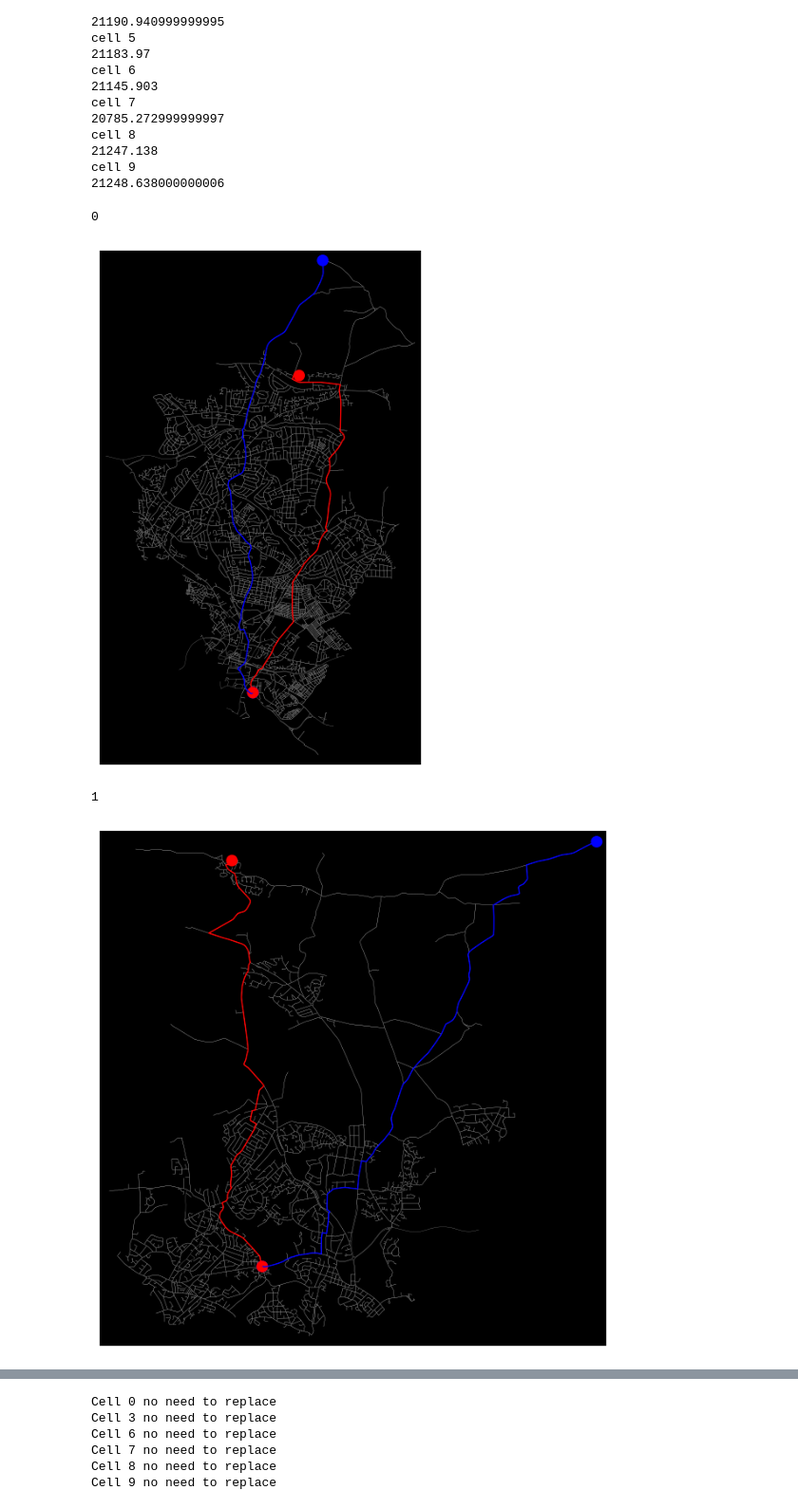
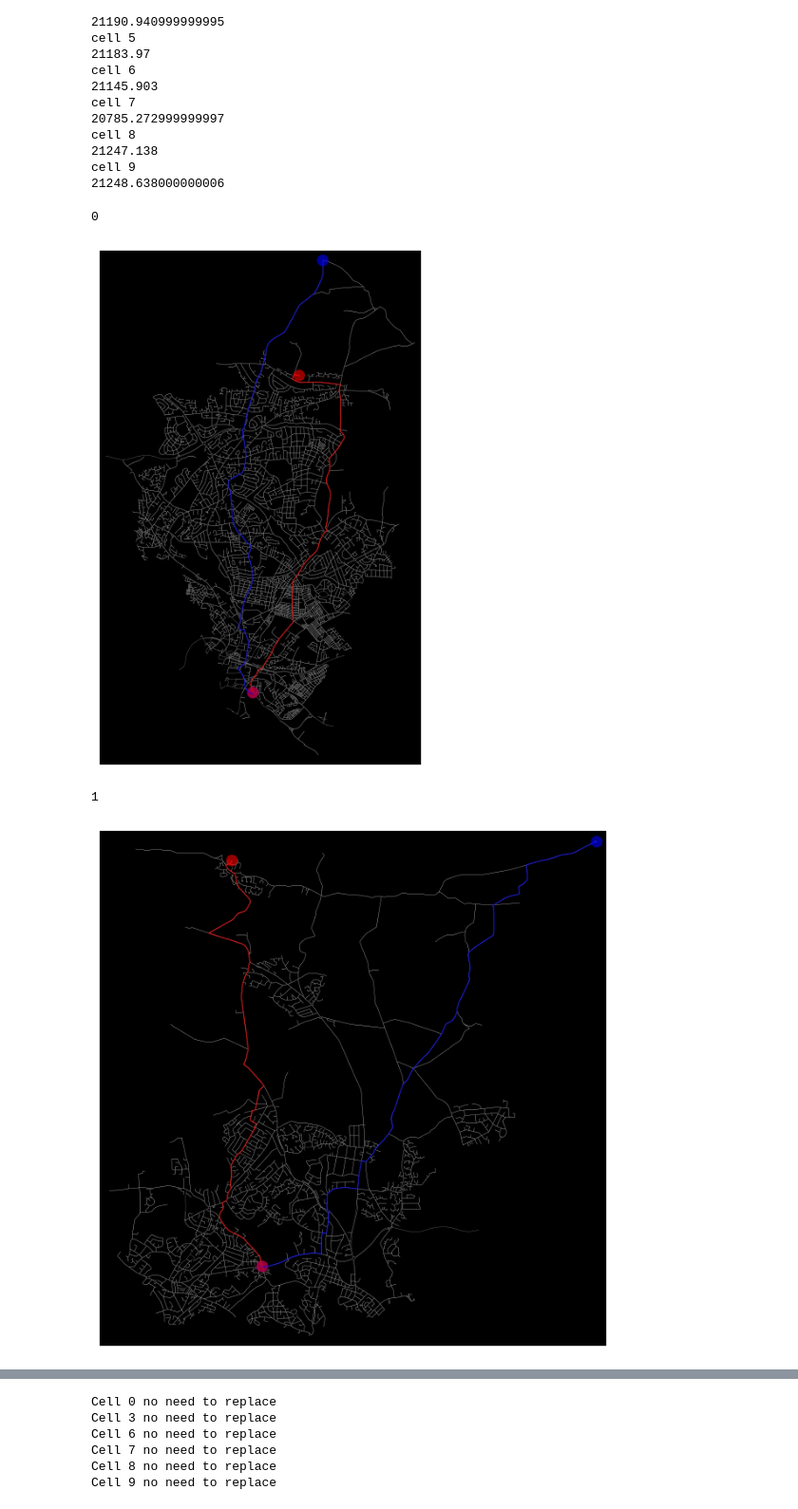
Before and after one commit to congrendai/NDA_CW2, a Jupyter notebook: NDA_CW2.ipynb, the cells around one changed output, grey strips where cells are left out. Shown at 95% size. Saved outputs shown, nothing was run; the diff lists cells and outputs as text; code cells hidden in the pictures.

```diff
--- a/NDA_CW2.ipynb
+++ b/NDA_CW2.ipynb
@@ -742,14 +742,19 @@ cell 8
 21247.138
 cell 9
 21248.638000000006
+# %%
+seven = find_line_route(cell_graphs[7])
+ox.plot_graph_routes(cell_graphs[7], seven[0], route_color=seven[2], route_linewidth=1, node_size=0, bgcolor='k', route_alpha=1)
+# %%
+lines[7] = seven
 # %%
 for index, line, cell_graph in zip(range(10), lines.values(), cell_graphs):
     print(index)
     fig, ax = ox.plot_graph(cell_graph, node_size=0, bgcolor ='k', show=False, edge_linewidth=0.2)
-    ox.plot_graph_routes(cell_graph, line[0], route_colors=['b','r'], route_linewidths=1, node_size=0, bgcolor='k', route_alpha=1, ax=ax)
+    ox.plot_graph_routes(cell_graph, line[0], route_colors=['b','r'], route_linewidths=1, node_size=0, bgcolor='k', route_alpha=0.6, ax=ax)
 # %% [output]
 0
-[figure, old version]
+[figure, new version]
 1
-[figure, old version]
+[figure, new version]
 2
```
Also changed, not shown: parts of 2 cells of this notebook, 14 other files.
